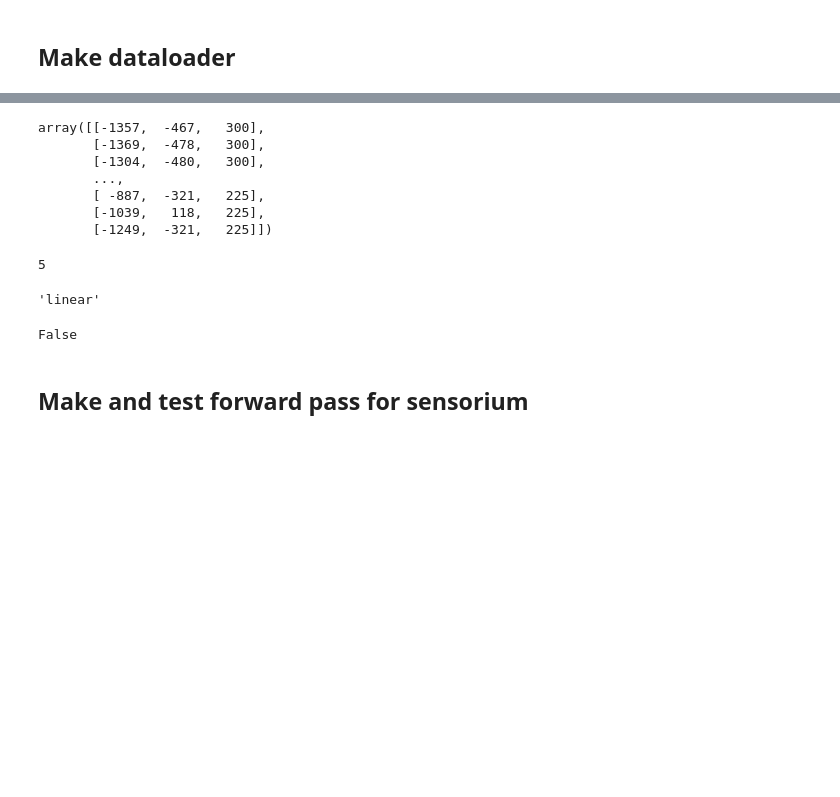
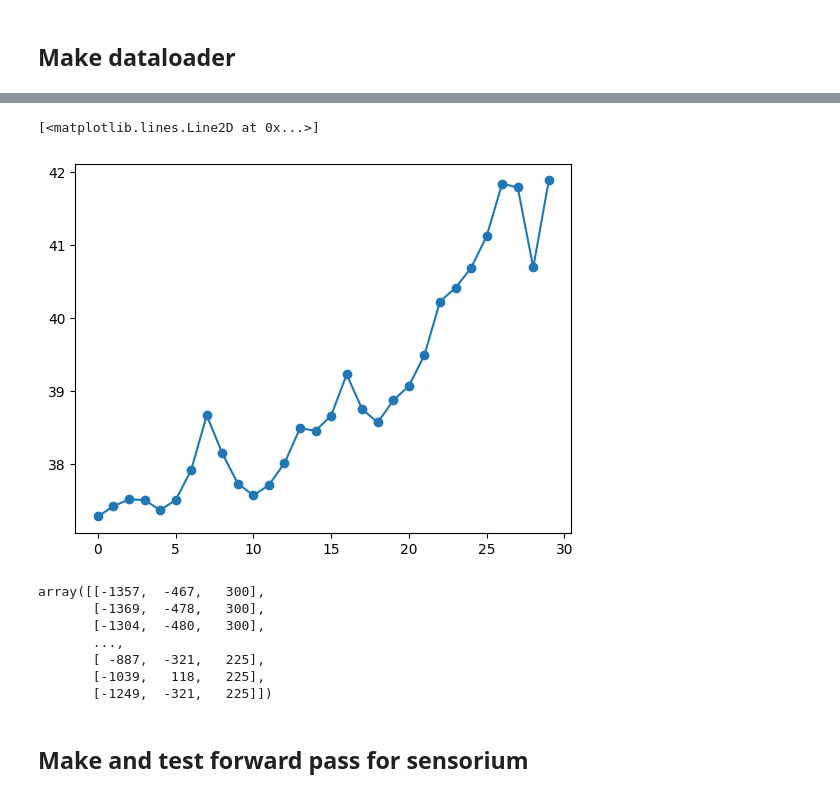
Before and after one commit to sensorium-competition/experanto, a Jupyter notebook: examples/sensorium_min_example.ipynb, the cells around one changed output, grey strips where cells are left out. Cells and saved outputs as stored; diff of their text form; code cells hidden in the pictures; blank space fills up the shorter version.

```diff
--- a/examples/sensorium_min_example.ipynb
+++ b/examples/sensorium_min_example.ipynb
@@ -114,3 +135,8 @@ plt.plot(it.responses[0, 0], 'o')
+# %%
+plt.plot(it.eye_tracker[0, :, 0], '-o')
+# %% [output]
+[<matplotlib.lines.Line2D at 0x...>]
+[figure, added]
 # %%
 train_dataset.neurons.cell_motor_coordinates
 # %% [output]
@@ -121,18 +147,6 @@ array([[-1357,  -467,   300],
        [ -887,  -321,   225],
        [-1039,   118,   225],
        [-1249,  -321,   225]])
-# %%
-train_dataset._experiment.devices['treadmill'].interp_window
-# %% [output]
-5
-# %%
-train_dataset._experiment.devices['treadmill'].interpolation_mode
-# %% [output]
-'linear'
-# %%
-train_dataset._experiment.devices['treadmill'].keep_nans
-# %% [output]
-False
 # %% [markdown]
 ## Make and test forward pass for sensorium
 # %%
```
Also changed, not shown: parts of 30 cells of this notebook, 2 other files.
